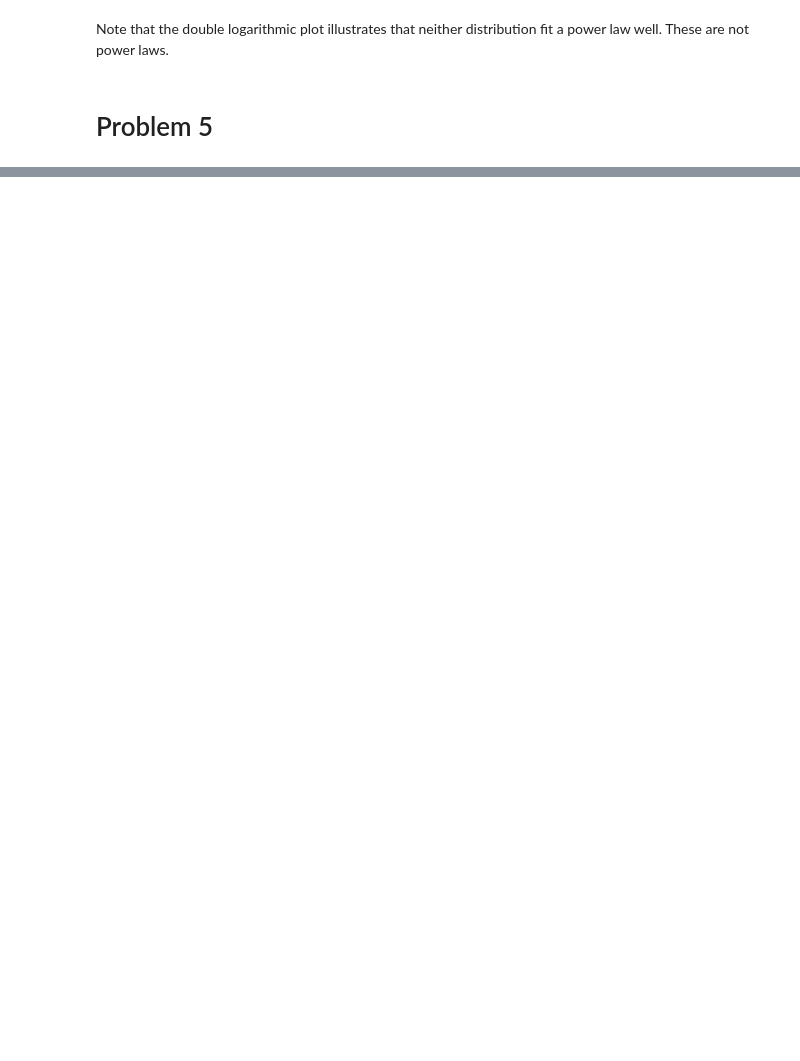
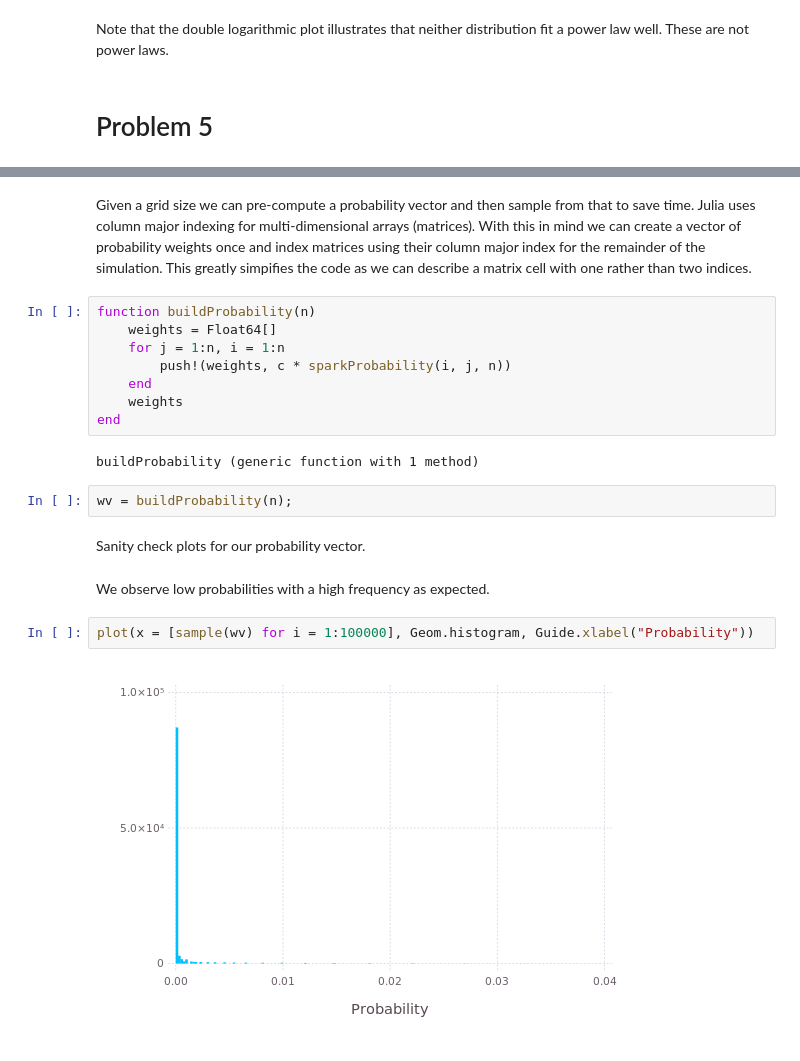
Before and after one commit to cfusting/ijulianotebooks, a Jupyter notebook: forest.ipynb, the cells around one changed output, grey strips where cells are left out. Cells and saved outputs as stored; diff of their text form; blank space fills up the shorter version.

```diff
--- a/forest.ipynb
+++ b/forest.ipynb
@@ -262,0 +329,22 @@ tot
+# %% [markdown]
+Given a grid size we can pre-compute a probability vector and then sample from that to save time. Julia uses column major indexing for multi-dimensional arrays (matrices). With this in mind we can create a vector of probability weights once and index matrices using their column major index for the remainder of the simulation. This greatly simpifies the code as we can describe a matrix cell with one rather than two indices.
+# %%
+function buildProbability(n)
+    weights = Float64[]
+    for j = 1:n, i = 1:n
+        push!(weights, c * sparkProbability(i, j, n))
+    end
+    weights
+end
+# %% [output]
+buildProbability (generic function with 1 method)
+# %%
+wv = buildProbability(n);
+# %% [markdown]
+Sanity check plots for our probability vector.
+# %% [markdown]
+We observe low probabilities with a high frequency as expected.
+# %%
+plot(x = [sample(wv) for i = 1:100000], Geom.histogram, Guide.xlabel("Probability"))
+# %% [output]
+[figure, added]
```
Also changed, not shown: parts of 61 cells of this notebook.
